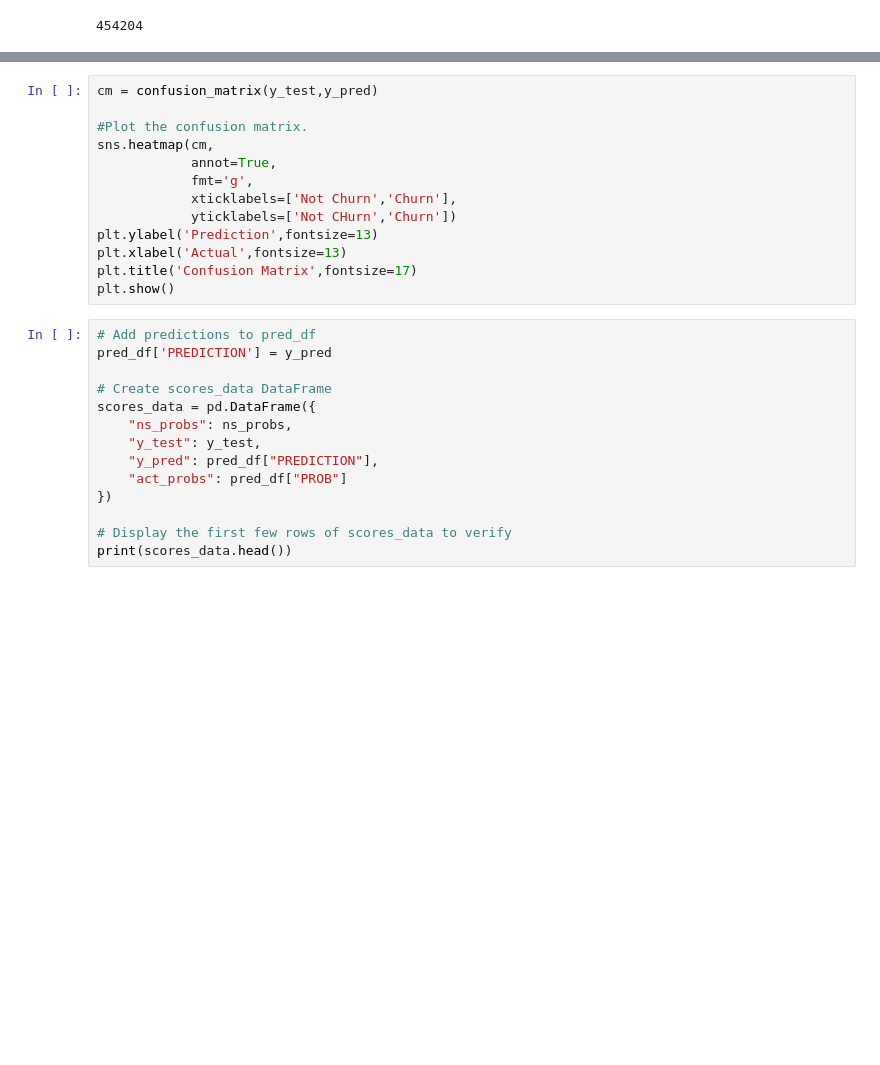
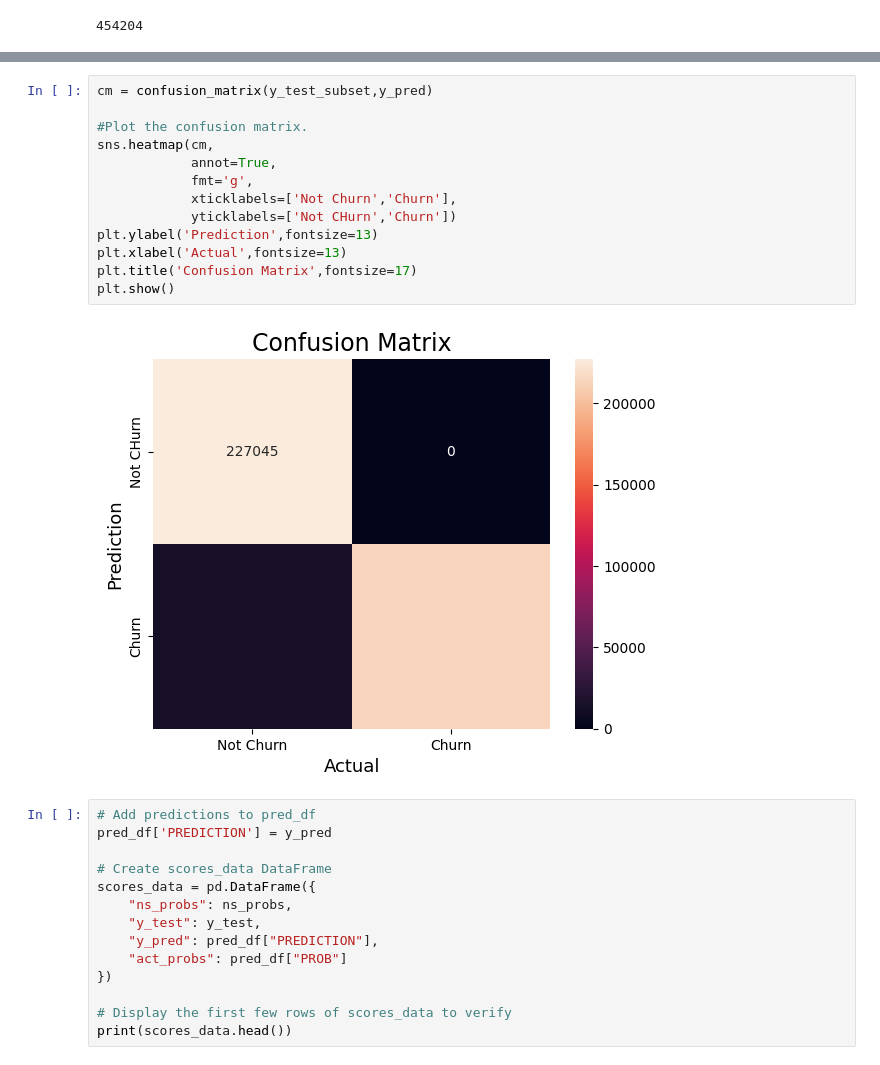
Before and after one commit to mhs10031990/BFS_FRAUD_ANALY_Repo, a Jupyter notebook: Model_Training_and_Registration.ipynb, the cells around one changed output, grey strips where cells are left out. Drawn from its saved outputs; the diff is of its cells as text; blank space fills up the shorter version.

```diff
--- a/Model_Training_and_Registration.ipynb
+++ b/Model_Training_and_Registration.ipynb
@@ -459,16 +464,18 @@ plt.show()
 # %%
-cm = confusion_matrix(y_test,y_pred)
+cm = confusion_matrix(y_test_subset,y_pred)
 
 #Plot the confusion matrix.
 sns.heatmap(cm,
             annot=True,
             fmt='g',
             xticklabels=['Not Churn','Churn'],
             yticklabels=['Not CHurn','Churn'])
 plt.ylabel('Prediction',fontsize=13)
 plt.xlabel('Actual',fontsize=13)
 plt.title('Confusion Matrix',fontsize=17)
 plt.show()
+# %% [output]
+[figure, added]
 # %%
 # Add predictions to pred_df
 pred_df['PREDICTION'] = y_pred
```
Also changed, not shown: parts of 3 cells of this notebook.
